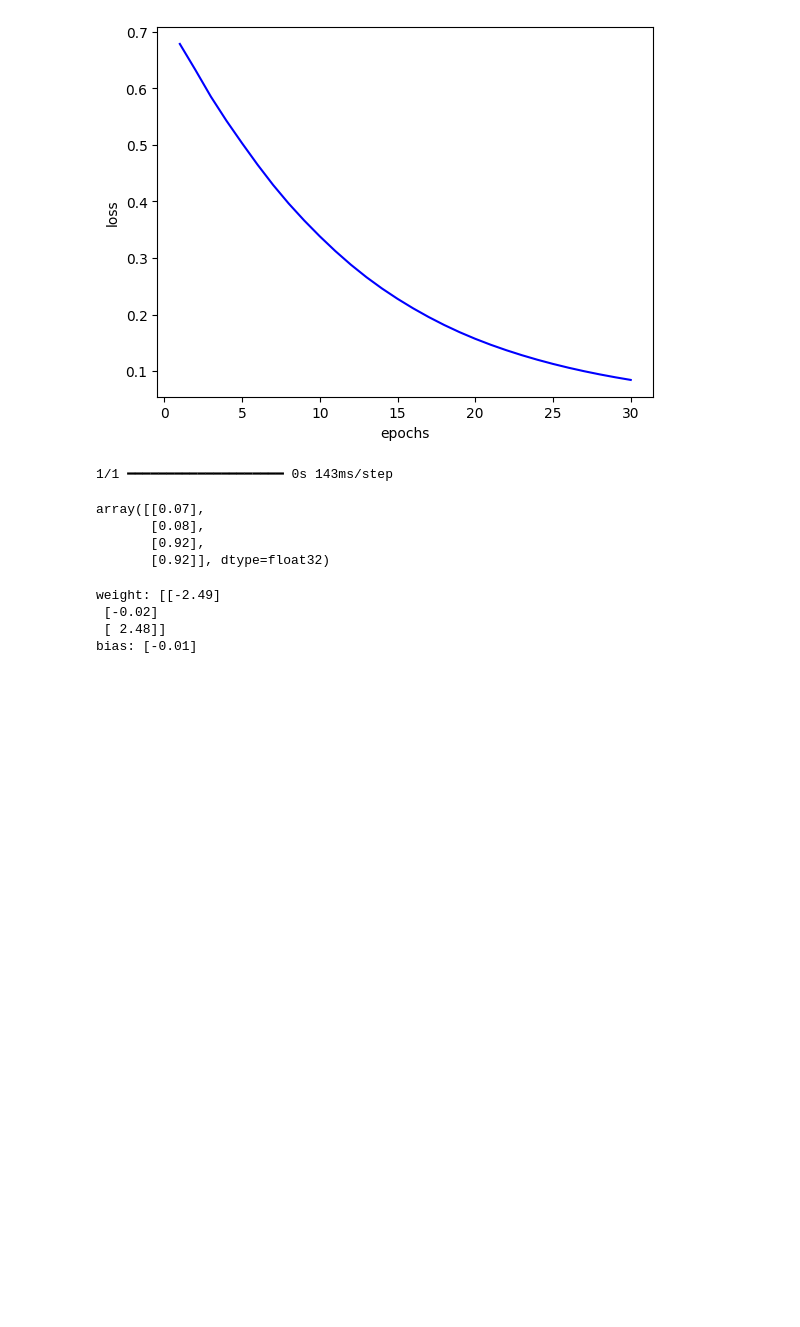
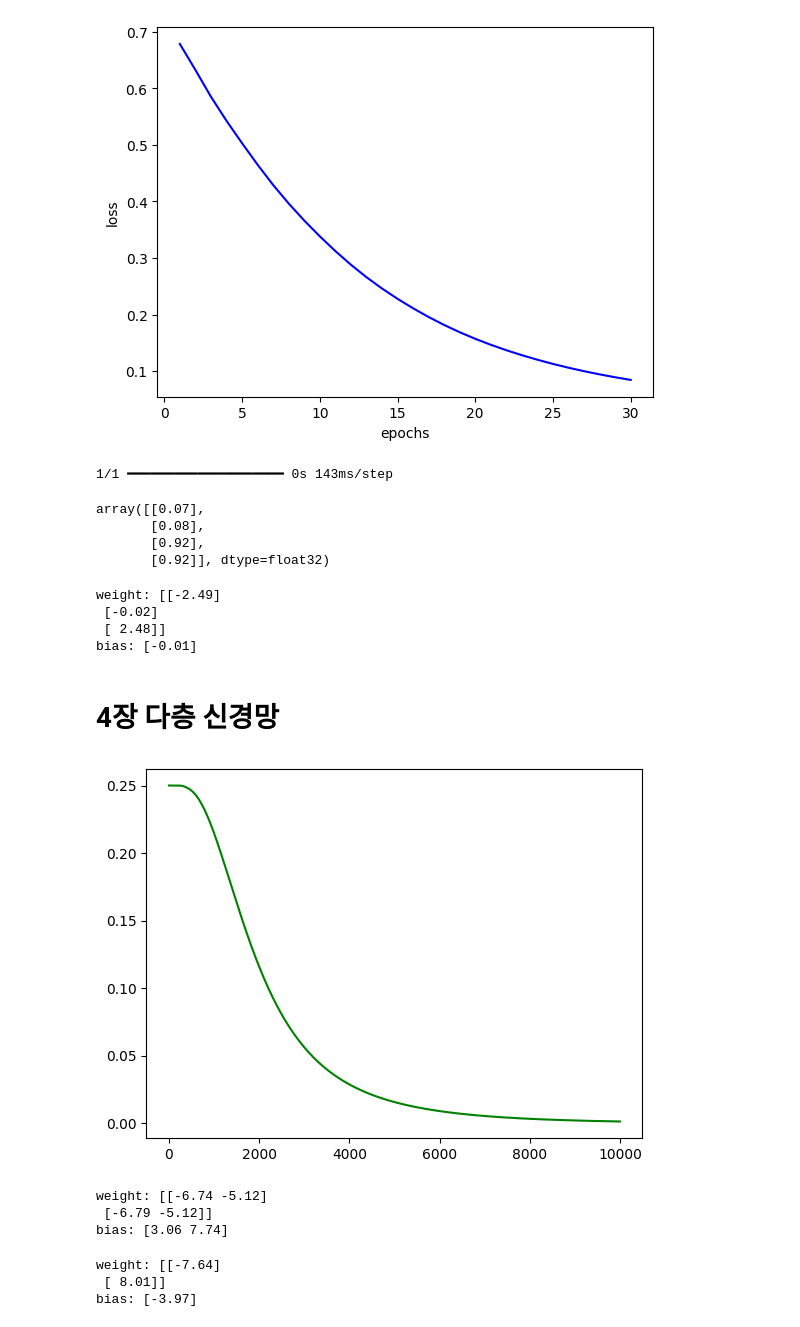
Before and after one commit to won-hj/deep-learning, a Jupyter notebook: 신경망을_활용한_딥러닝_실습.ipynb, the cells around one changed output. Cells and saved outputs as stored; diff of their text form; code cells hidden in the pictures; blank space fills up the shorter version.

```diff
--- a/신경망을_활용한_딥러닝_실습.ipynb
+++ b/신경망을_활용한_딥러닝_실습.ipynb
@@ -790,3 +790,5 @@ weight: [[-2.49]
  [-0.02]
  [ 2.48]]
 bias: [-0.01]
+# %% [markdown]
+# 4장 다층 신경망
@@ -792,0 +803,46 @@ bias: [-0.01]
+# %%
+x_train = np.array([[0, 0], [0, 1], [1, 0], [1, 1]])   # 학습 데이터
+y_train = np.array([[0], [1], [1], [0]])   # 레이블(정답)
+
+model = Sequential([
+    Input(shape=(2,)), #입력 특징 2개
+    Dense(2, activation='sigmoid',
+          kernel_initializer=RandomNormal(seed=7),
+          name='hidden_layer'),
+    Dense(1, activation='sigmoid',
+          kernel_initializer=RandomNormal(seed=7),
+          name='output_layer')
+])
+# %%
+model.compile(optimizer='adam', loss='mse')
+history = model.fit(x_train, y_train, epochs=10000, verbose=0)
+# %%
+epochs = range(1, len(history.history['loss'])+1)
+
+plt.plot(epochs, history.history['loss'], color='green')
+plt.xlabel='epochs'
+plt.ylabel='loss'
+
+plt.show()
+# %% [output]
+[figure, added]
+# %%
+# 학습 후 은닉층 가중치와 바이어스 확인
+weights, bias = model.layers[0].get_weights()
+
+print(f'weight: {weights.round(2)}')
+print(f'bias: {bias.round(2)}')
+# %% [output]
+weight: [[-6.74 -5.12]
+ [-6.79 -5.12]]
+bias: [3.06 7.74]
+# %%
+# 학습 후 출력층 가중치와 바이어스 확인
+weights, bias = model.layers[1].get_weights()
+
+print(f'weight: {weights.round(2)}')
+print(f'bias: {bias.round(2)}')
+# %% [output]
+weight: [[-7.64]
+ [ 8.01]]
+bias: [-3.97]
```
Also changed, not shown: parts of 44 cells of this notebook.
